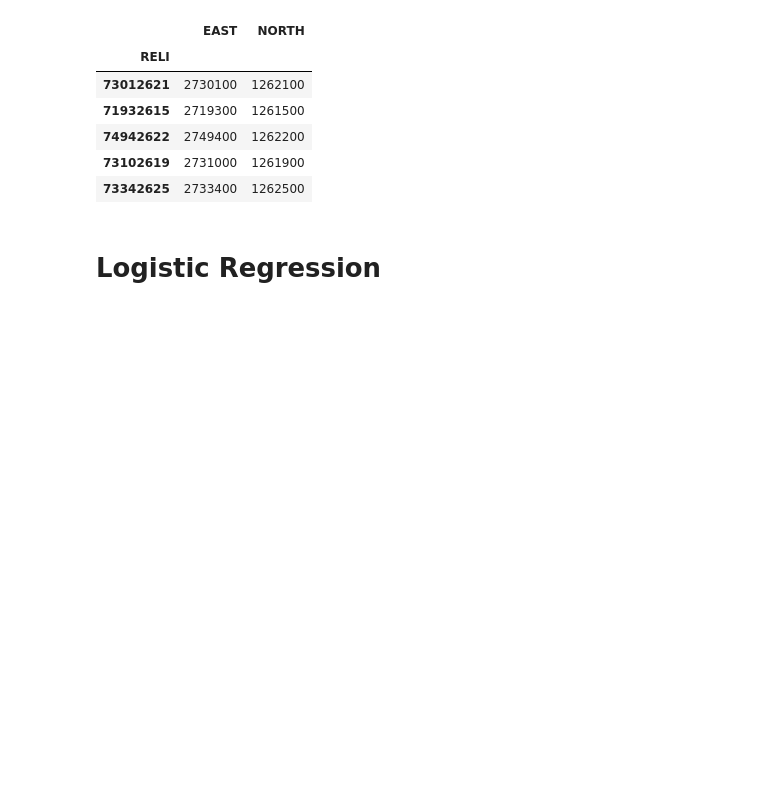
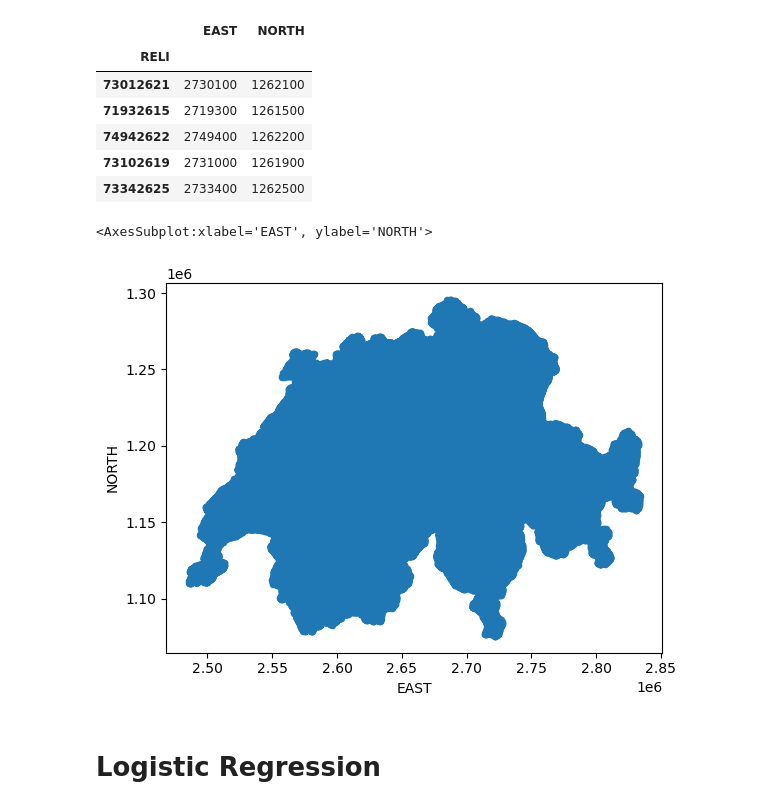
Before and after one commit to swiss-territorial-data-lab/proj-landstats, a Jupyter notebook: scripts/EDA.ipynb, the cells around one changed output. Drawn from its saved outputs; the diff is of its cells as text; code cells hidden in the pictures; blank space fills up the shorter version.

```diff
--- a/scripts/EDA.ipynb
+++ b/scripts/EDA.ipynb
@@ -20,7 +20,7 @@ Plot the data points location distribution
 # %%
 columns = ['RELI', 'EAST', 'NORTH']
 
-location_data = pd.read_csv(os.path.join(data_folder, 'data_with_neighbour.csv'), usecols=columns)
+location_data = pd.read_csv(os.path.join(data_folder, 'cross_with_neighbour.csv'), usecols=columns)
 location_data.set_index('RELI', inplace=True)
 location_data.head()
 # %% [output]
@@ -31,6 +31,11 @@ location_data.head()
 | 74942622 | 2749400 | 1262200 |
 | 73102619 | 2731000 | 1261900 |
 | 73342625 | 2733400 | 1262500 |
+# %%
+location_data.plot(x='EAST', y='NORTH', kind='scatter')
+# %% [output]
+<AxesSubplot:xlabel='EAST', ylabel='NORTH'>
+[figure, added]
 # %% [markdown]
 # Logistic Regression
 # %% [markdown]
```
Also changed, not shown: parts of 7 cells of this notebook.
